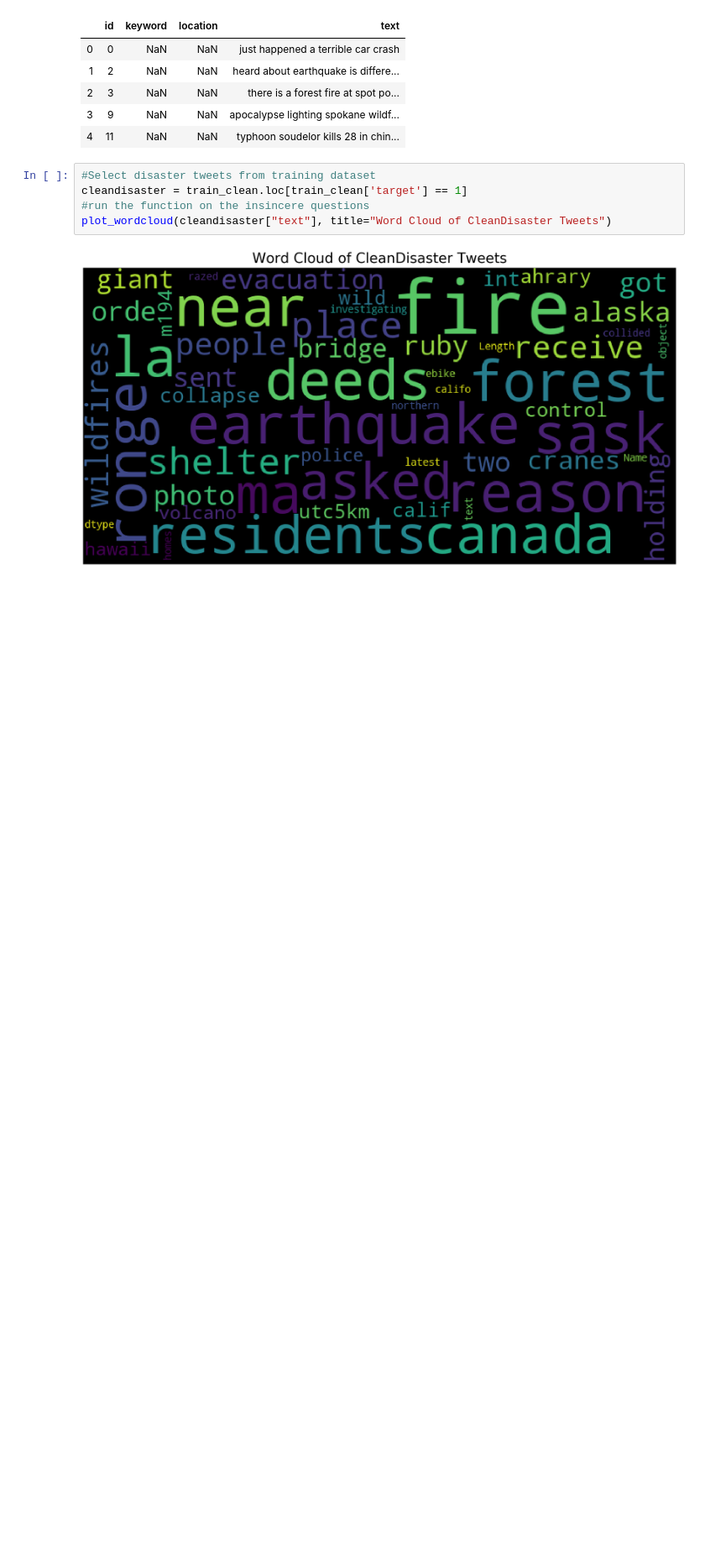
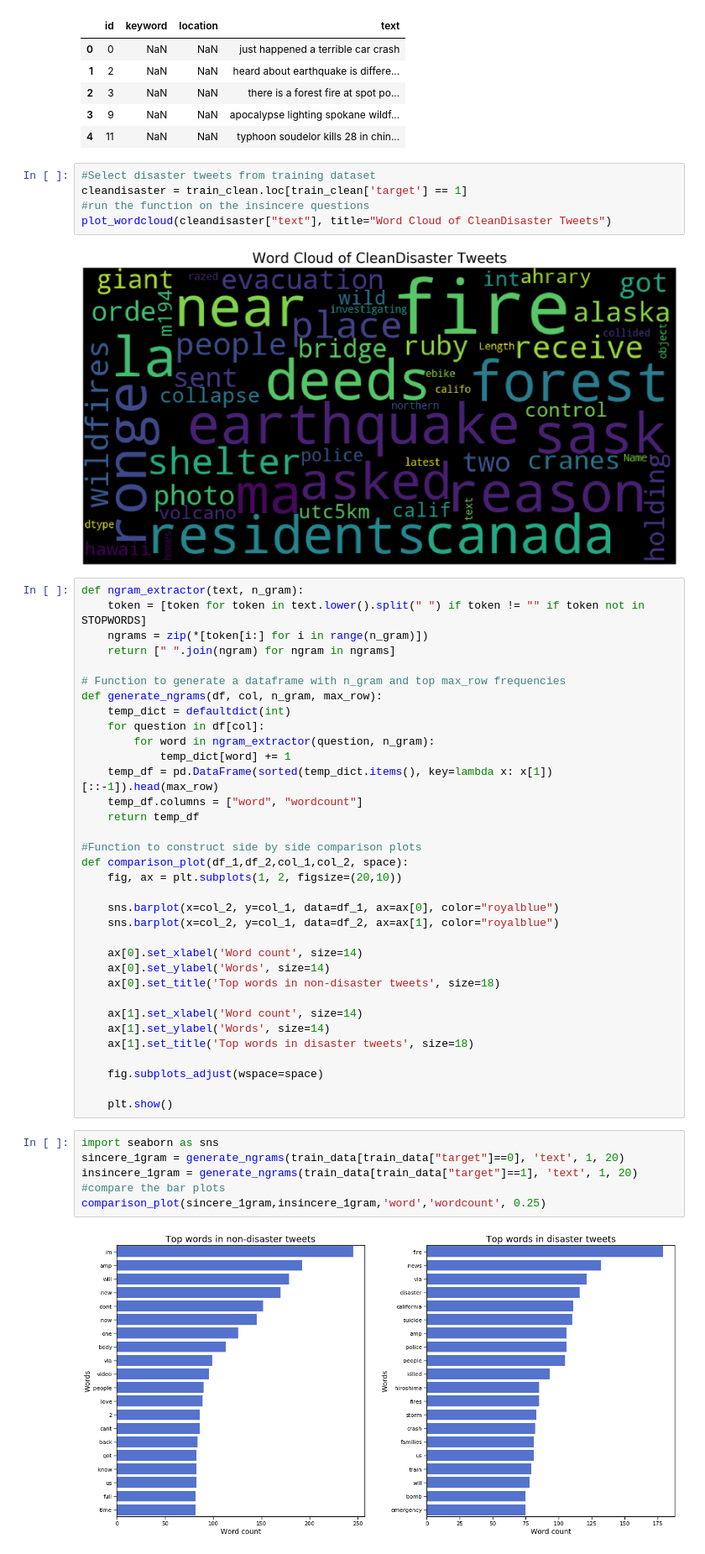
Before and after one commit to mandavatk/AnalyticsFinalProject, a Jupyter notebook: Team2_NLP_Disaster_Tweets.ipynb, the cells around one changed output. Shown: that part at 84% size. Cells and saved outputs as stored; diff of their text form; blank space fills up the shorter version.

Commit message:
Update Team2_NLP_Disaster_Tweets.ipynb
Histograms visualizations for pre-cleaned dataset.

```diff
--- a/Team2_NLP_Disaster_Tweets.ipynb
+++ b/Team2_NLP_Disaster_Tweets.ipynb
@@ -148,3 +147,45 @@ cleandisaster = train_clean.loc[train_clean['target'] == 1]
 plot_wordcloud(cleandisaster["text"], title="Word Cloud of CleanDisaster Tweets")
 # %% [output]
 [figure]
+# %%
+def ngram_extractor(text, n_gram):
+    token = [token for token in text.lower().split(" ") if token != "" if token not in STOPWORDS]
+    ngrams = zip(*[token[i:] for i in range(n_gram)])
+    return [" ".join(ngram) for ngram in ngrams]
+
+# Function to generate a dataframe with n_gram and top max_row frequencies
+def generate_ngrams(df, col, n_gram, max_row):
+    temp_dict = defaultdict(int)
+    for question in df[col]:
+        for word in ngram_extractor(question, n_gram):
+            temp_dict[word] += 1
+    temp_df = pd.DataFrame(sorted(temp_dict.items(), key=lambda x: x[1])[::-1]).head(max_row)
+    temp_df.columns = ["word", "wordcount"]
+    return temp_df
+
+#Function to construct side by side comparison plots
+def comparison_plot(df_1,df_2,col_1,col_2, space):
+    fig, ax = plt.subplots(1, 2, figsize=(20,10))
+
+    sns.barplot(x=col_2, y=col_1, data=df_1, ax=ax[0], color="royalblue")
+    sns.barplot(x=col_2, y=col_1, data=df_2, ax=ax[1], color="royalblue")
+
+    ax[0].set_xlabel('Word count', size=14)
+    ax[0].set_ylabel('Words', size=14)
+    ax[0].set_title('Top words in non-disaster tweets', size=18)
+
+    ax[1].set_xlabel('Word count', size=14)
+    ax[1].set_ylabel('Words', size=14)
+    ax[1].set_title('Top words in disaster tweets', size=18)
+
+    fig.subplots_adjust(wspace=space)
+
+    plt.show()
+# %%
+import seaborn as sns
+sincere_1gram = generate_ngrams(train_data[train_data["target"]==0], 'text', 1, 20)
+insincere_1gram = generate_ngrams(train_data[train_data["target"]==1], 'text', 1, 20)
+#compare the bar plots
+comparison_plot(sincere_1gram,insincere_1gram,'word','wordcount', 0.25)
+# %% [output]
+[figure, added]
```
Also changed, not shown: parts of 1 cell of this notebook.
